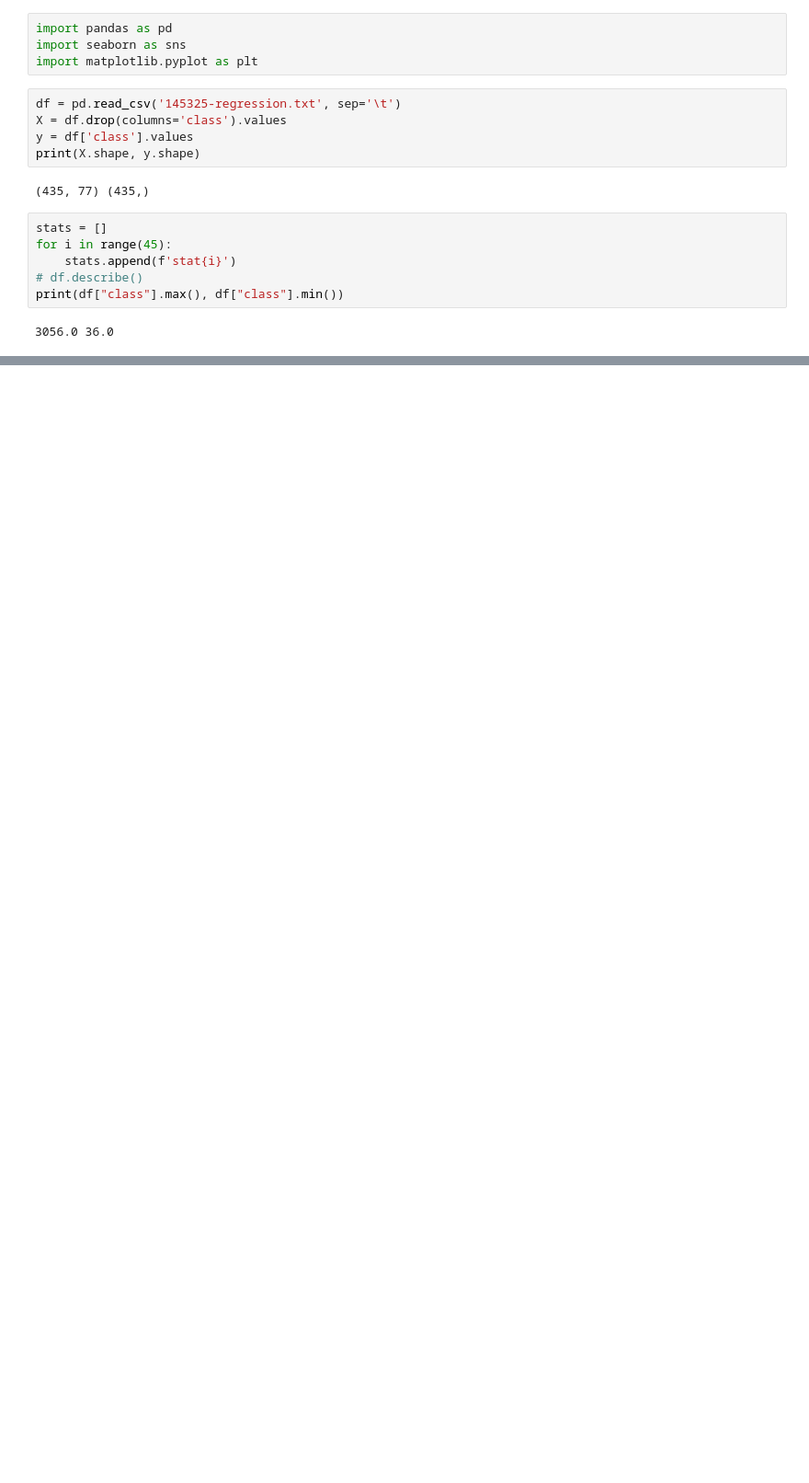
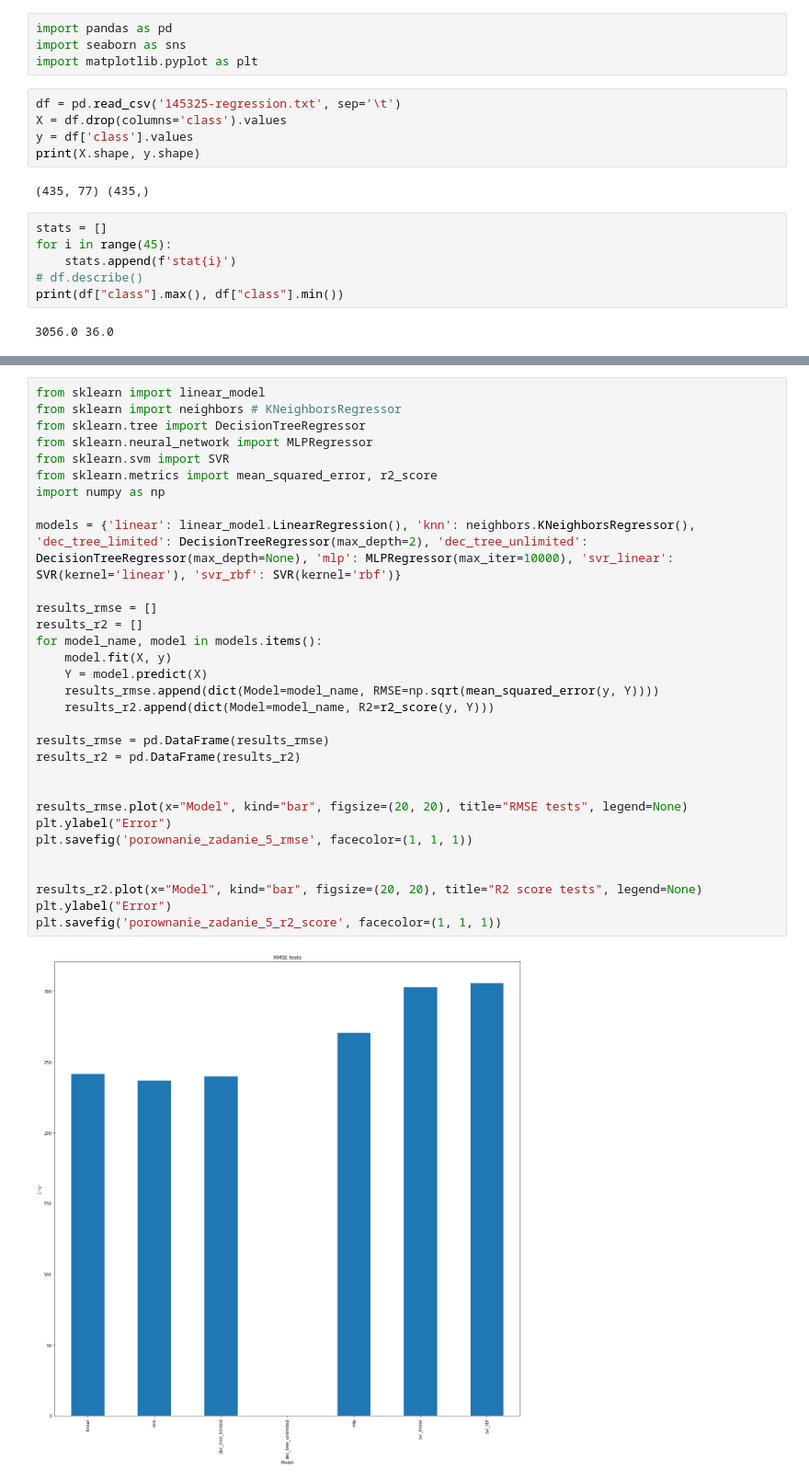
Before and after one commit to Michu-dev/ai-university-labs, a Jupyter notebook: Machine Learning/lab6-regression/regression.ipynb, the cells around one changed output, grey strips where cells are left out. Shown at 92% size. Saved outputs shown, nothing was run; the diff lists cells and outputs as text; blank space fills up the shorter version.

Commit message:
Add solved regression lab 6 - Machine Learning

```diff
--- a/Machine Learning/lab6-regression/regression.ipynb
+++ b/Machine Learning/lab6-regression/regression.ipynb
@@ -38,0 +42,33 @@ plt.show()
+# %%
+from sklearn import linear_model
+from sklearn import neighbors # KNeighborsRegressor
+from sklearn.tree import DecisionTreeRegressor
+from sklearn.neural_network import MLPRegressor
+from sklearn.svm import SVR
+from sklearn.metrics import mean_squared_error, r2_score
+import numpy as np
+
+models = {'linear': linear_model.LinearRegression(), 'knn': neighbors.KNeighborsRegressor(),  'dec_tree_limited': DecisionTreeRegressor(max_depth=2), 'dec_tree_unlimited': DecisionTreeRegressor(max_depth=None), 'mlp': MLPRegressor(max_iter=10000), 'svr_linear': SVR(kernel='linear'), 'svr_rbf': SVR(kernel='rbf')}
+
+results_rmse = []
+results_r2 = []
+for model_name, model in models.items():
+    model.fit(X, y)
+    Y = model.predict(X)
+    results_rmse.append(dict(Model=model_name, RMSE=np.sqrt(mean_squared_error(y, Y))))
+    results_r2.append(dict(Model=model_name, R2=r2_score(y, Y)))
+
+results_rmse = pd.DataFrame(results_rmse)
+results_r2 = pd.DataFrame(results_r2)
+
+
+results_rmse.plot(x="Model", kind="bar", figsize=(20, 20), title="RMSE tests", legend=None)
+plt.ylabel("Error")
+plt.savefig('porownanie_zadanie_5_rmse', facecolor=(1, 1, 1))
+
+
+results_r2.plot(x="Model", kind="bar", figsize=(20, 20), title="R2 score tests", legend=None)
+plt.ylabel("Error")
+plt.savefig('porownanie_zadanie_5_r2_score', facecolor=(1, 1, 1))
+# %% [output]
+[figure, added]
```
Also changed, not shown: parts of 12 cells of this notebook, 1 other file.
